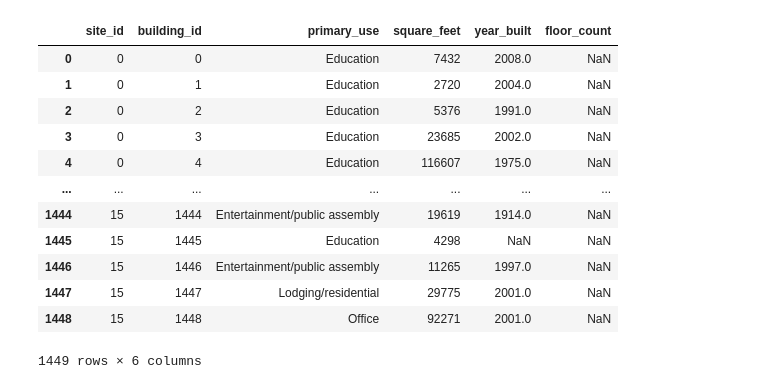
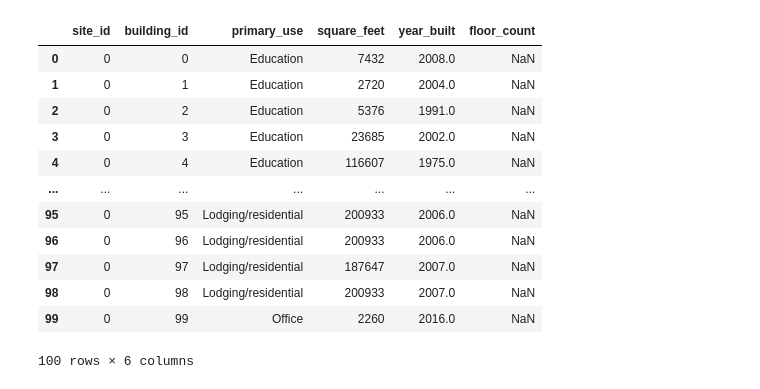
Before and after one commit to mimcclure/Datamining_spring2022_project, a Jupyter notebook: Datamining_project_Energyconsumption_2022spring_JinsuHong.ipynb, the cells around one changed output. Saved outputs shown, nothing was run; the diff lists cells and outputs as text; code cells hidden in the pictures.

```diff
--- a/Datamining_project_Energyconsumption_2022spring_JinsuHong.ipynb
+++ b/Datamining_project_Energyconsumption_2022spring_JinsuHong.ipynb
@@ -28,0 +88,8 @@ df_train[df_train['building_id'] == 1000]
+# %%
+# To reduce memory
+df_train = memory_condenser(df_train)
+df_weather_train = memory_condenser(df_weather_train)
+df_meta = memory_condenser(df_meta)
+
+df_test = memory_condenser(df_test)
+df_weather_test = memory_condenser(df_weather_test)
@@ -29,16 +111,16 @@ df_train[df_train['building_id'] == 1000]
 # %%
-df_meta
+df_meta[0:100]
 # %% [output]
 |  | site_id | building_id | primary_use | square_feet | year_built | floor_count |
 | 0 | 0 | 0 | Education | 7432 | 2008.0 | NaN |
 | 1 | 0 | 1 | Education | 2720 | 2004.0 | NaN |
 | 2 | 0 | 2 | Education | 5376 | 1991.0 | NaN |
 | 3 | 0 | 3 | Education | 23685 | 2002.0 | NaN |
 | 4 | 0 | 4 | Education | 116607 | 1975.0 | NaN |
 | ... | ... | ... | ... | ... | ... | ... |
-| 1444 | 15 | 1444 | Entertainment/public assembly | 19619 | 1914.0 | NaN |
-| 1445 | 15 | 1445 | Education | 4298 | NaN | NaN |
-| 1446 | 15 | 1446 | Entertainment/public assembly | 11265 | 1997.0 | NaN |
-| 1447 | 15 | 1447 | Lodging/residential | 29775 | 2001.0 | NaN |
-| 1448 | 15 | 1448 | Office | 92271 | 2001.0 | NaN |
+| 95 | 0 | 95 | Lodging/residential | 200933 | 2006.0 | NaN |
+| 96 | 0 | 96 | Lodging/residential | 200933 | 2006.0 | NaN |
+| 97 | 0 | 97 | Lodging/residential | 187647 | 2007.0 | NaN |
+| 98 | 0 | 98 | Lodging/residential | 200933 | 2007.0 | NaN |
+| 99 | 0 | 99 | Office | 2260 | 2016.0 | NaN |
-1449 rows × 6 columns
+100 rows × 6 columns
```
Also changed, not shown: parts of 62 cells of this notebook.
